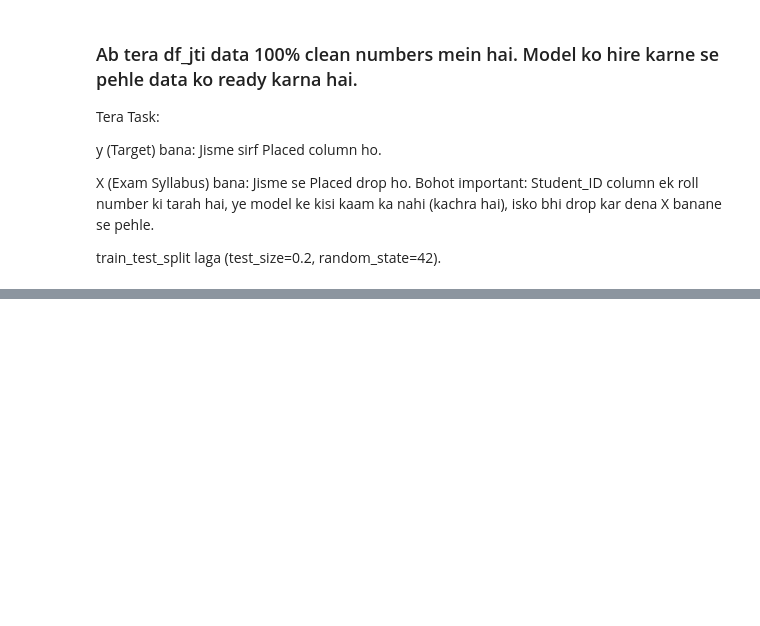
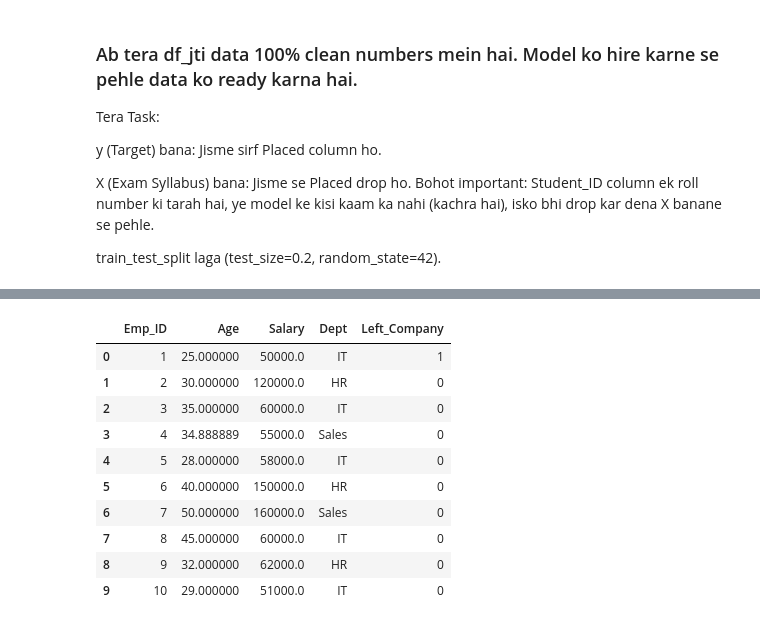
Before and after one commit to Visky-02/Data-Science-Practice, a Jupyter notebook: Untitled Folder/ gemini practice folder .ipynb, the cells around one changed output, grey strips where cells are left out. Cells and saved outputs as stored; diff of their text form; code cells hidden in the pictures; blank space fills up the shorter version.

```diff
--- a/Untitled Folder/ gemini practice folder .ipynb
+++ b/Untitled Folder/ gemini practice folder .ipynb
@@ -494,0 +537,2 @@ print(f"classification report of XG boost is : {classification_report(y_test,pre
+# %%
+a=df['Age'].mean()
@@ -494,0 +543,2 @@ print(f"classification report of XG boost is : {classification_report(y_test,pre
+# %%
+b=df['Salary'].median()
@@ -494,0 +549,14 @@ print(f"classification report of XG boost is : {classification_report(y_test,pre
+# %%
+df.fillna({'Age':a,'Salary':b},inplace=True)
+# %% [output]
+|  | Emp_ID | Age | Salary | Dept | Left_Company |
+| 0 | 1 | 25.000000 | 50000.0 | IT | 1 |
+| 1 | 2 | 30.000000 | 120000.0 | HR | 0 |
+| 2 | 3 | 35.000000 | 60000.0 | IT | 0 |
+| 3 | 4 | 34.888889 | 55000.0 | Sales | 0 |
+| 4 | 5 | 28.000000 | 58000.0 | IT | 0 |
+| 5 | 6 | 40.000000 | 150000.0 | HR | 0 |
+| 6 | 7 | 50.000000 | 160000.0 | Sales | 0 |
+| 7 | 8 | 45.000000 | 60000.0 | IT | 0 |
+| 8 | 9 | 32.000000 | 62000.0 | HR | 0 |
+| 9 | 10 | 29.000000 | 51000.0 | IT | 0 |
```
Also changed, not shown: parts of 32 cells of this notebook.
